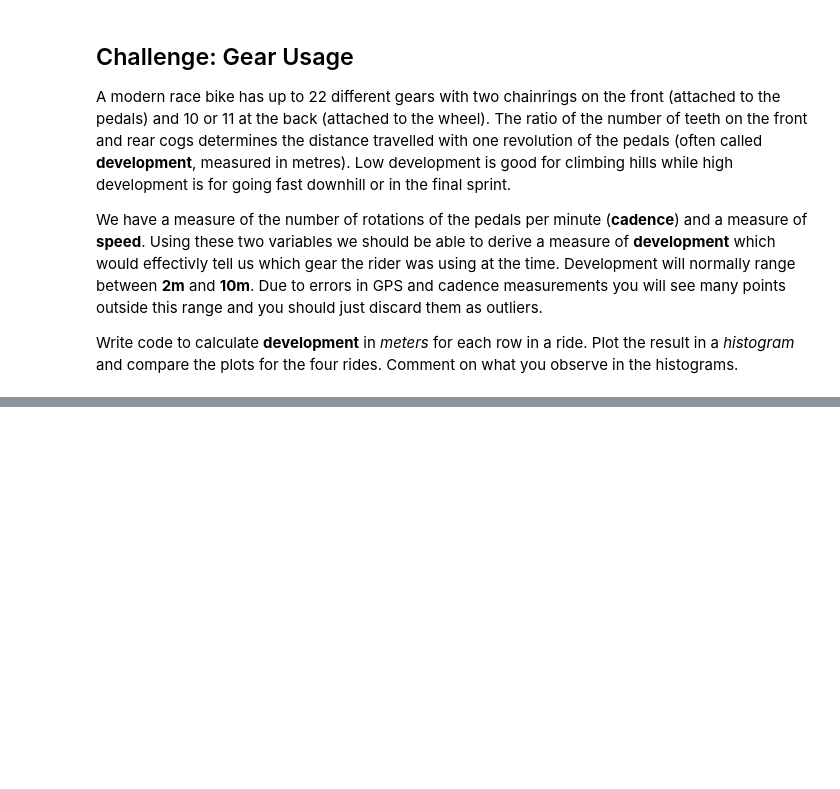
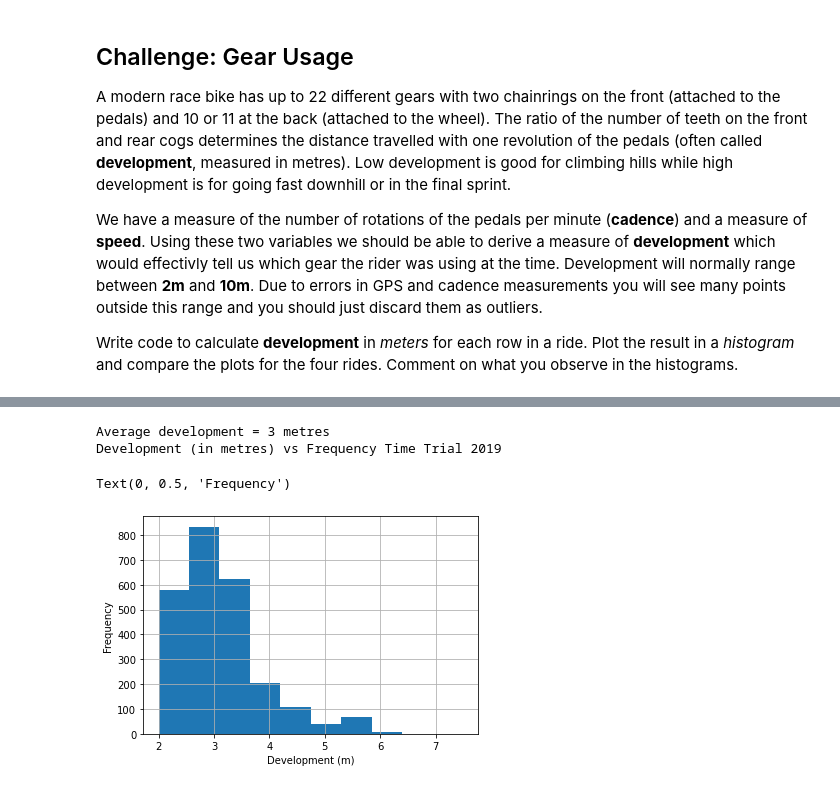
Before and after one commit to MQCOMP2200-S2-2021/data-science-portfolio-JoeB-cybersecurity, a Jupyter notebook: Portfolio 1.ipynb, the cells around one changed output, grey strips where cells are left out. Drawn from its saved outputs; the diff is of its cells as text; code cells hidden in the pictures; blank space fills up the shorter version.

```diff
--- a/Portfolio 1.ipynb
+++ b/Portfolio 1.ipynb
@@ -265,0 +286,14 @@ Write code to calculate __development__ in _meters_ for each row in a ride.  Plo
+# %%
+tt_2019_dev = dev(tt_2019[(tt_2019.cadence/tt_2019.speed >= 2) & (tt_2019.cadence/tt_2019.speed <= 10)])
+
+print("Average development = {:.0f} metres".format(tt_2019_dev.mean()))
+
+print("Development (in metres) vs Frequency Time Trial 2019")
+tt_2019_dev.hist()
+plt.xlabel('Development (m)')
+plt.ylabel('Frequency')
+# %% [output]
+Average development = 3 metres
+Development (in metres) vs Frequency Time Trial 2019
+Text(0, 0.5, 'Frequency')
+[figure, added]
```
Also changed, not shown: parts of 9 cells of this notebook.
